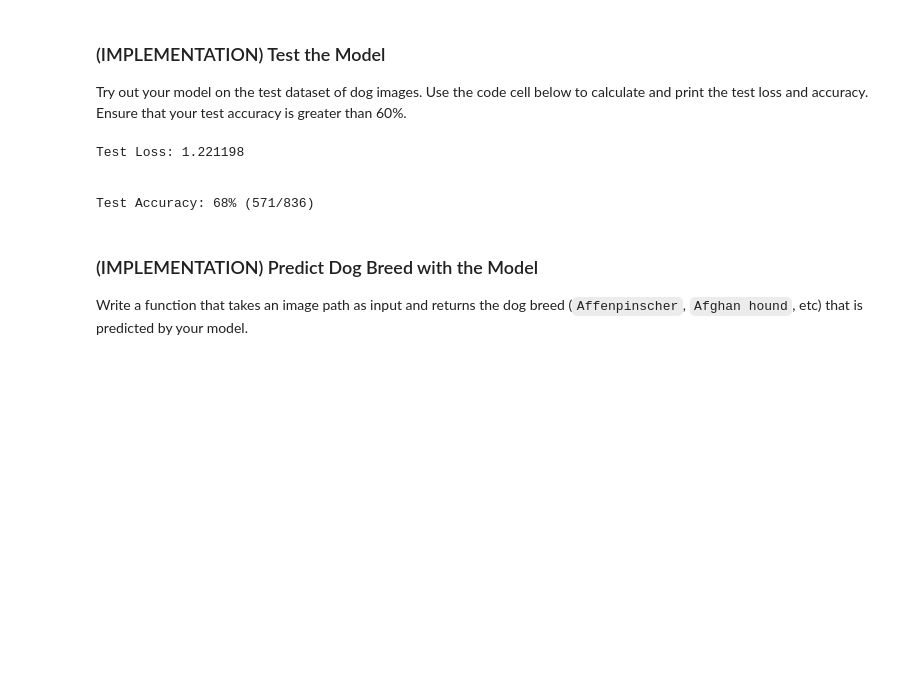
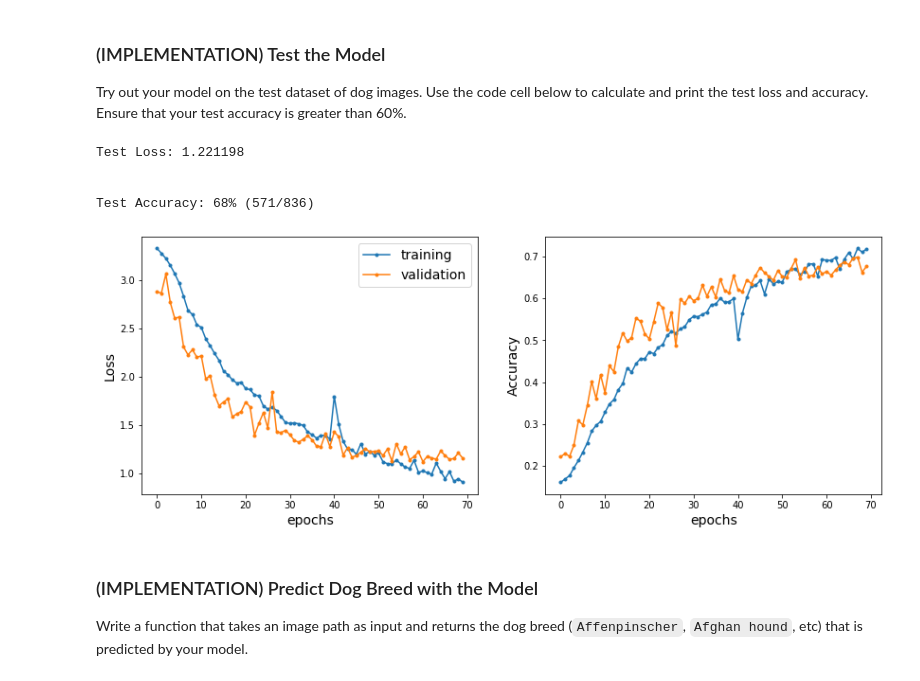
Before and after one commit to p-serna/Dogbreed-classifier, a Jupyter notebook: dog_app.ipynb, the cells around one changed output. Drawn from its saved outputs; the diff is of its cells as text; code cells hidden in the pictures; blank space fills up the shorter version.

```diff
--- a/dog_app.ipynb
+++ b/dog_app.ipynb
@@ -1310,6 +1296,21 @@ Test Loss: 1.221198
 
 
 Test Accuracy: 68% (571/836)
+# %%
+lossar = np.loadtxt('lossmobilenetv2_f.txt')
+fig, ax = plt.subplots(1,2, figsize = (14,5))
+ax[0].plot(lossar[:,0],'.-',label='training')
+ax[0].plot(lossar[:,2],'.-',label='validation')
+ax[0].set_xlabel('epochs', fontsize = 14)
+ax[0].set_ylabel('Loss', fontsize = 14)
+ax[1].plot(lossar[:,1],'.-',label='training')
+ax[1].plot(lossar[:,3],'.-',label='validation')
+ax[1].set_xlabel('epochs', fontsize = 14)
+ax[1].set_ylabel('Accuracy', fontsize = 14)
+ax[0].legend(fontsize = 14)
+fig.savefig('loss_mobilenetv2.png', dpi = 200, tight_layout = True)
+# %% [output]
+[figure, added]
 # %% [markdown]
 ### (IMPLEMENTATION) Predict Dog Breed with the Model
 
```
Also changed, not shown: parts of 11 cells of this notebook, 1 other file.
